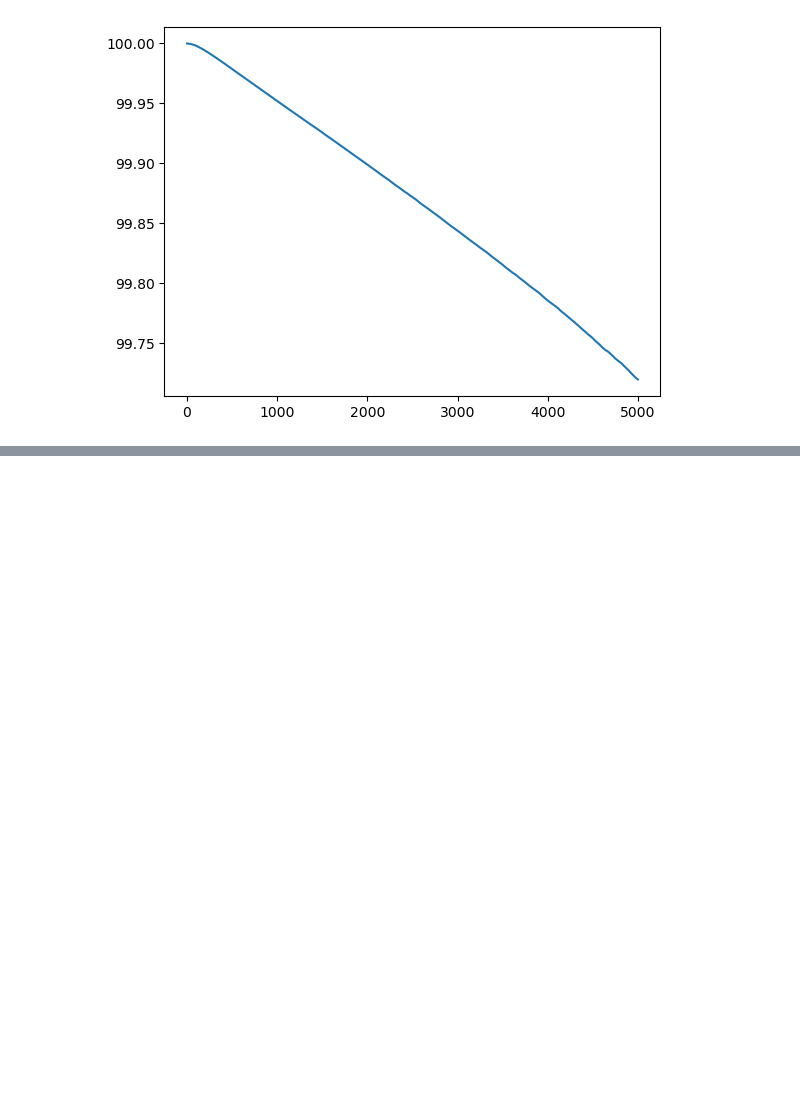
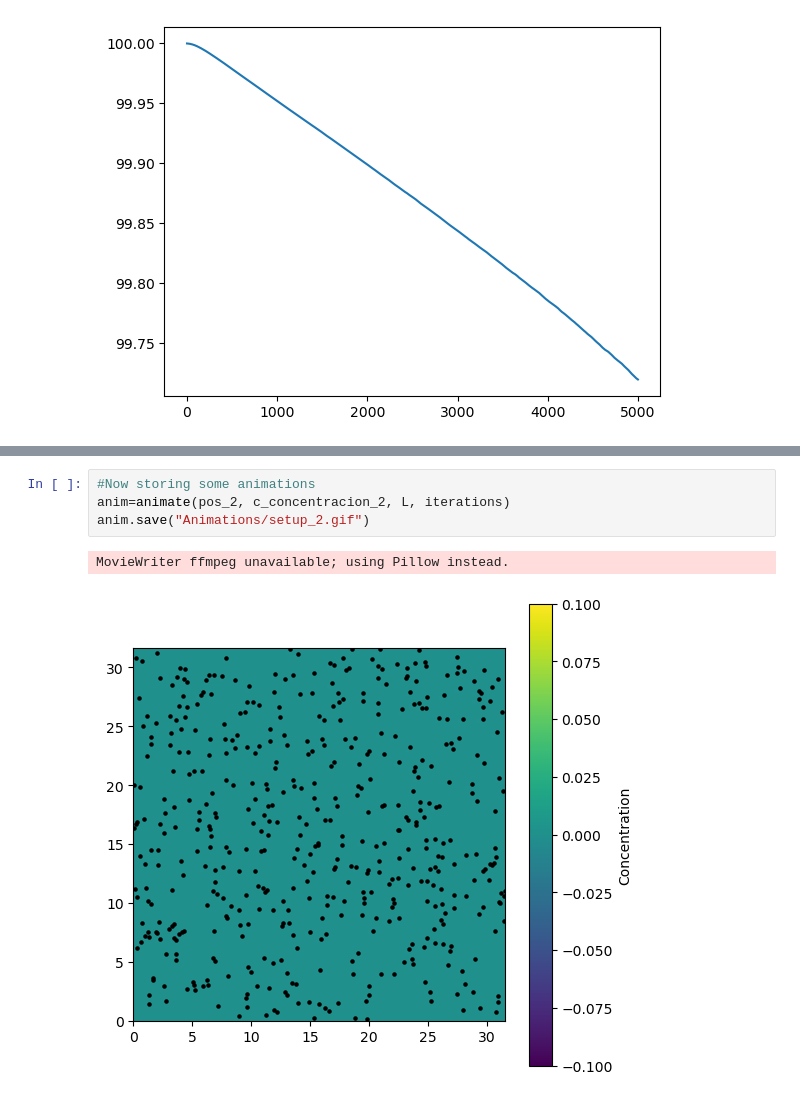
Before and after one commit to Ketofe/Chemo_taxis_model, a Jupyter notebook: Evenly_spread_nutrients.ipynb, the cells around one changed output, grey strips where cells are left out. Drawn from its saved outputs; the diff is of its cells as text; blank space fills up the shorter version.

```diff
--- a/Evenly_spread_nutrients.ipynb
+++ b/Evenly_spread_nutrients.ipynb
@@ -738,0 +687,7 @@ plt.plot(total_amount_of_nutrient/(100*100))
+# %%
+#Now storing some animations
+anim=animate(pos_2, c_concentracion_2, L, iterations)
+anim.save("Animations/setup_2.gif")
+# %% [output]
+MovieWriter ffmpeg unavailable; using Pillow instead.
+[figure, added]
```
Also changed, not shown: parts of 20 cells of this notebook, 3 other files.
